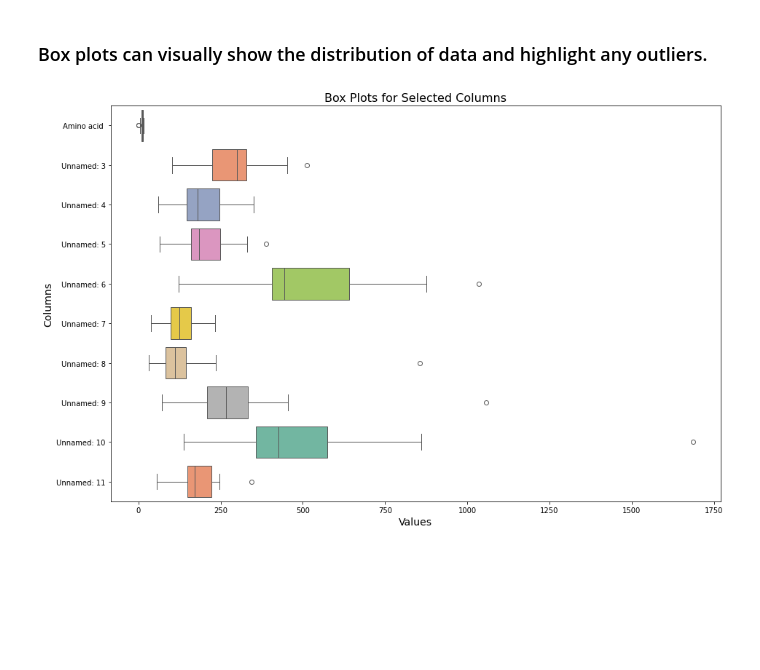
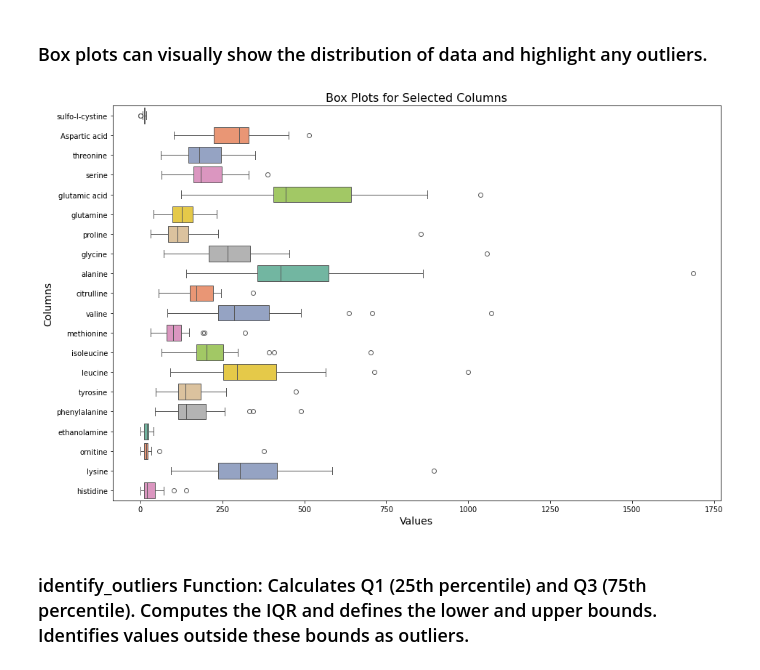
Before and after one commit to sudipcs/multiOmics, a Jupyter notebook: data_quality.ipynb, the cells around one changed output. Saved outputs shown, nothing was run; the diff lists cells and outputs as text; code cells hidden in the pictures; blank space fills up the shorter version.

```diff
--- a/data_quality.ipynb
+++ b/data_quality.ipynb
@@ -101,31 +101,33 @@ outlier_indices, len(outlier_indices)  # Displaying the outlier indices and the
 # %%
 import pandas as pd
 import matplotlib.pyplot as plt
 import seaborn as sns
 
-# Load the Excel file
+# Load the Excel file with the first row as headers
 file_path = 'Presentation - omics challenge Data.xlsx'
-df = pd.read_excel(file_path, sheet_name='Sheet1')
+df = pd.read_excel(file_path, sheet_name='Sheet1', header=1)
 
-# Extract numerical data only (excluding first row of labels)
-numeric_data = df.iloc[1:, 2:].apply(pd.to_numeric, errors='coerce')  # Convert to numeric, ignore errors
+# Extract numerical data only (assuming first column might be labels, adjust as needed)
+numeric_data = df.iloc[:, 2:].apply(pd.to_numeric, errors='coerce')
 numeric_data = numeric_data.dropna(axis=1, how='all')  # Drop columns with all NaN values
 
-# Select a subset of columns to plot (due to the large number of columns)
-subset_columns = numeric_data.columns[:10]  # Selecting the first 10 columns for demonstration
+# Select a subset of columns to plot
+subset_columns = numeric_data.columns[:20]
 
 # Set up the matplotlib figure
 plt.figure(figsize=(15, 10))
 
 # Create box plots for the selected subset of columns
 sns.boxplot(data=numeric_data[subset_columns], orient="h", palette="Set2")
 
 # Set the plot title and labels
 plt.title("Box Plots for Selected Columns", fontsize=16)
 plt.xlabel("Values", fontsize=14)
 plt.ylabel("Columns", fontsize=14)
 
 # Show the plot
 plt.show()
 # %% [output]
-[figure, old version]
+[figure, new version]
+# %% [markdown]
+### identify_outliers Function: Calculates Q1 (25th percentile) and Q3 (75th percentile). Computes the IQR and defines the lower and upper bounds. Identifies values outside these bounds as outliers.
```
Also changed, not shown: parts of 1 cell of this notebook.
